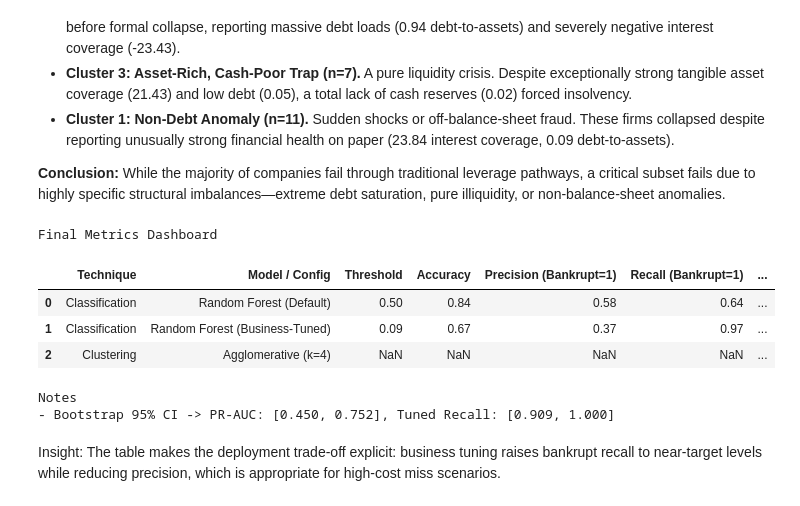
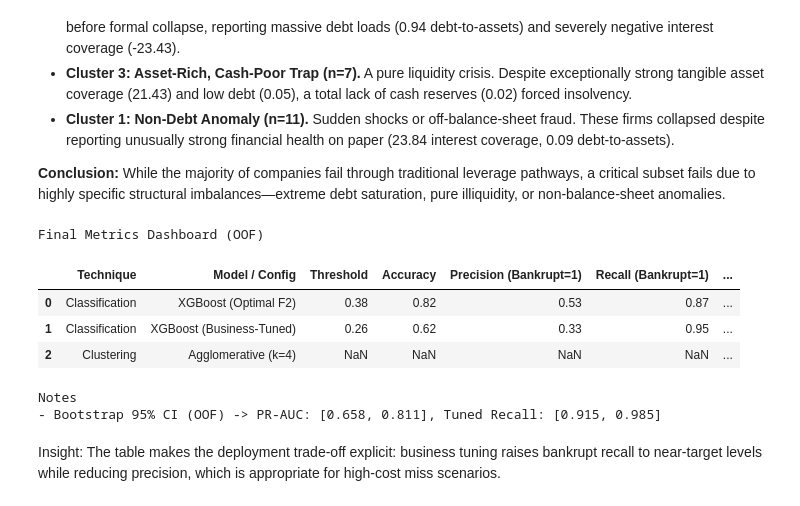
Before and after one commit to pushkqr/corporate-insolvency, a Jupyter notebook: code.ipynb, the cells around one changed output. Cells and saved outputs as stored; diff of their text form; code cells hidden in the pictures.

```diff
--- a/code.ipynb
+++ b/code.ipynb
@@ -1436,18 +1453,18 @@ dashboard_rows = []
 notes = []
 
 # Classification block (uses outputs from modeling and tuning sections)
-if all(v in globals() for v in ['y_test', 'test_probs', 'winner_name']):
-    y_true = np.asarray(y_test)
-    probs = np.asarray(test_probs)
+if all(v in globals() for v in ['y_train', 'train_probs_oof', 'winner_name']):
+    y_true = np.asarray(y_train)
+    probs = np.asarray(train_probs_oof)
 
-    y_pred_def = np.asarray(globals().get('y_pred_default', (probs >= 0.50).astype(int)))
-    tuned_thr = float(globals().get('business_threshold', globals().get('best_threshold', 0.50)))
+    y_pred_def = np.asarray(globals().get('y_pred_optimal', (probs >= globals().get('optimal_threshold', 0.50)).astype(int)))
+    tuned_thr = float(globals().get('business_threshold', 0.50))
     y_pred_tuned_local = np.asarray(globals().get('y_pred_tuned', (probs >= tuned_thr).astype(int)))
 
     dashboard_rows.append({
         'Technique': 'Classification',
-        'Model / Config': f"{winner_name} (Default)",
-        'Threshold': 0.50,
+        'Model / Config': f"{winner_name} (Optimal F2)",
+        'Threshold': float(globals().get('optimal_threshold', 0.50)),
         'Accuracy': accuracy_score(y_true, y_pred_def),
         'Precision (Bankrupt=1)': precision_score(y_true, y_pred_def, pos_label=1, zero_division=0),
         'Recall (Bankrupt=1)': recall_score(y_true, y_pred_def, pos_label=1, zero_division=0),
@@ -1474,7 +1491,7 @@ if all(v in globals() for v in ['y_test', 'test_probs', 'winner_name']):
 
     if 'pr_auc_ci' in globals() and 'recall_ci' in globals():
         notes.append(
-            f"Bootstrap 95% CI -> PR-AUC: [{pr_auc_ci[0]:.3f}, {pr_auc_ci[1]:.3f}], "
+            f"Bootstrap 95% CI (OOF) -> PR-AUC: [{pr_auc_ci[0]:.3f}, {pr_auc_ci[1]:.3f}], "
             f"Tuned Recall: [{recall_ci[0]:.3f}, {recall_ci[1]:.3f}]"
         )
 else:
@@ -1496,40 +1513,40 @@ if 'cluster_results_df' in globals() and not cluster_results_df.empty:
         'Accuracy': np.nan,
         'Precision (Bankrupt=1)': np.nan,
         'Recall (Bankrupt=1)': np.nan,
         'F1 (Bankrupt=1)': np.nan,
         'Balanced Accuracy': np.nan,
         'PR-AUC': np.nan,
         'ROC-AUC': np.nan,
         'Silhouette': best_sil,
     })
 else:
     notes.append('Clustering metrics unavailable: run the subtype discovery section first.')
 
 dashboard_df = pd.DataFrame(dashboard_rows)
 if not dashboard_df.empty:
     metric_cols = [
         'Threshold', 'Accuracy', 'Precision (Bankrupt=1)', 'Recall (Bankrupt=1)',
         'F1 (Bankrupt=1)', 'Balanced Accuracy', 'PR-AUC', 'ROC-AUC', 'Silhouette'
     ]
     for col in metric_cols:
         if col in dashboard_df.columns:
             dashboard_df[col] = dashboard_df[col].astype(float).round(3)
 
-print('Final Metrics Dashboard')
+print('Final Metrics Dashboard (OOF)')
 display(dashboard_df)
 
 if notes:
     print('Notes')
     for item in notes:
         print(f"- {item}")
 # %% [output]
-Final Metrics Dashboard
+Final Metrics Dashboard (OOF)
 |  | Technique | Model / Config | Threshold | Accuracy | Precision (Bankrupt=1) | Recall (Bankrupt=1) | ... |
-| 0 | Classification | Random Forest (Default) | 0.50 | 0.84 | 0.58 | 0.64 | ... |
-| 1 | Classification | Random Forest (Business-Tuned) | 0.09 | 0.67 | 0.37 | 0.97 | ... |
+| 0 | Classification | XGBoost (Optimal F2) | 0.38 | 0.82 | 0.53 | 0.87 | ... |
+| 1 | Classification | XGBoost (Business-Tuned) | 0.26 | 0.62 | 0.33 | 0.95 | ... |
 | 2 | Clustering | Agglomerative (k=4) | NaN | NaN | NaN | NaN | ... |
 Notes
-- Bootstrap 95% CI -> PR-AUC: [0.450, 0.752], Tuned Recall: [0.909, 1.000]
+- Bootstrap 95% CI (OOF) -> PR-AUC: [0.658, 0.811], Tuned Recall: [0.915, 0.985]
 # %% [markdown]
 Insight: The table makes the deployment trade-off explicit: business tuning raises bankrupt recall to near-target levels while reducing precision, which is appropriate for high-cost miss scenarios.
 # %% [markdown]
```
Also changed, not shown: parts of 11 cells of this notebook, 2 other files.
